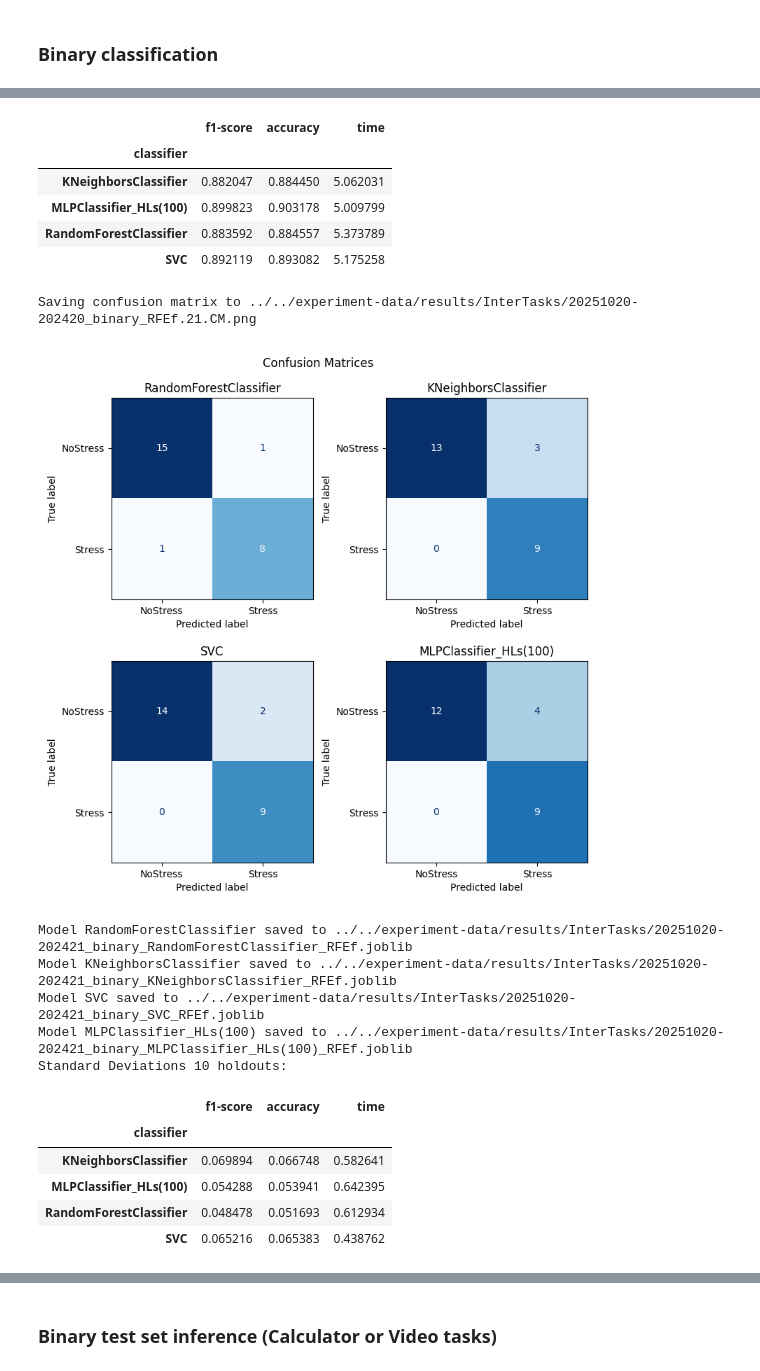
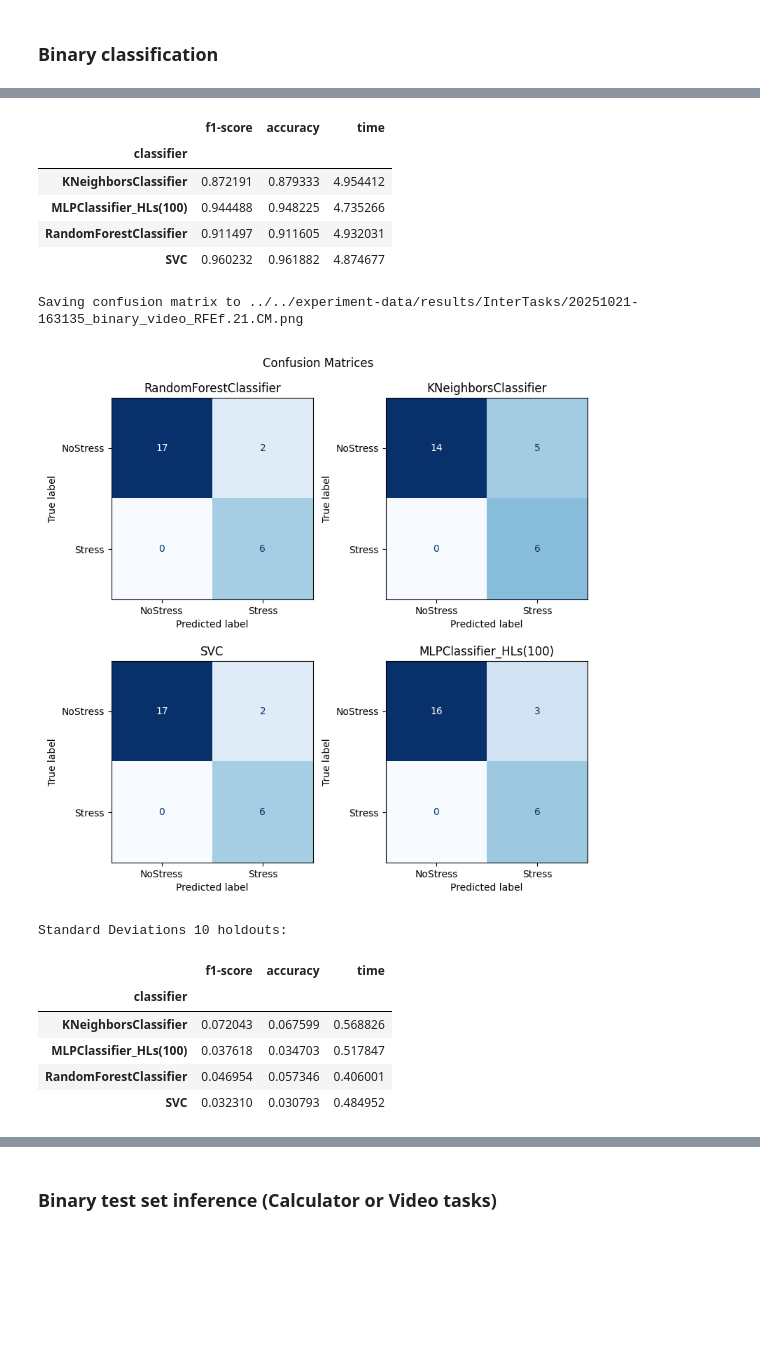
Before and after one commit to sergiodl-ubi/stressID, a Jupyter notebook: Classification/classification_expdata.within.ipynb, the cells around one changed output, grey strips where cells are left out. Saved outputs shown, nothing was run; the diff lists cells and outputs as text; code cells hidden in the pictures; blank space fills up the shorter version.

```diff
--- a/Classification/classification_expdata.within.ipynb
+++ b/Classification/classification_expdata.within.ipynb
@@ -63,7 +63,7 @@ def show_label_stats(labels: list[str], y: pd.Series):
     display(df.set_index("labels"))
 
 def output(results: pd.DataFrame, conf_matrices: dict[str, np.ndarray], meta: dict):
-    classification = meta['classification']
+    classification = f"{meta['classification']}_{meta['training_tasks']}"
     feature_selector = meta['feature_selector']
     state_int = meta['state_int']
     labels = meta['classes']
@@ -97,7 +97,7 @@ def output(results: pd.DataFrame, conf_matrices: dict[str, np.ndarray], meta: di
 
 
 def save_models(classifiers: dict[str, Pipeline], meta: dict):
-    classification = meta["classification"]
+    classification = f"{meta['classification']}_{meta['training_tasks']}"
     for name, cls in classifiers.items():
         now = datetime.now()
         timestamp = now.strftime("%Y%m%d-%H%M%S")
@@ -218,7 +218,7 @@ Several models are tested: Random Forests, K nearets neighbors, SVM, and Multi L
 # %% [markdown]
 ### Parameter and models configuration
 # %%
-training_tasks = "calc"  # Literal["video" | "calc"]
+training_tasks = "video"  # Literal["video" | "calc"]
 params = {
     "training_tasks": training_tasks,
     "testing_tasks": "calc" if training_tasks == "video" else "video",
@@ -230,7 +230,7 @@ params = {
     "show_averages": True,
     "show_confusion_matrices": True,
     "save_confusion_matrices": True,
-    "save_models": True,
+    "save_models": False,
     "save_results": True,
     "verbose": False,
 }
@@ -337,7 +337,7 @@ Resampled dataset
 # %%
 # 10 random splits holdout
 if validations['holdout']:
-    res, conf, models, probs_dict = make_nclassif_random_splits(
+    res, conf, models_10h, probs_dict = make_nclassif_random_splits(
         x_in,
         y_in,
         n_splits=params["n_splits"],
@@ -350,7 +350,7 @@ if validations['holdout']:
     )
     output(res, conf, params)
     if params["save_models"]:
-        save_models(models, params)
+        save_models(models_10h, params)
 
     print(f"Standard Deviations {params['n_splits']} holdouts:")
     display(res.groupby(["classifier"]).std()[["f1-score", "accuracy", "time"]])
@@ -378,22 +378,18 @@ Saving results to ../../experiment-data/results/InterTasks/20251020-202420_binar
 |  | f1-score | accuracy | time |
 | classifier |  |  |  |
-| KNeighborsClassifier | 0.882047 | 0.884450 | 5.062031 |
-| MLPClassifier_HLs(100) | 0.899823 | 0.903178 | 5.009799 |
-| RandomForestClassifier | 0.883592 | 0.884557 | 5.373789 |
-| SVC | 0.892119 | 0.893082 | 5.175258 |
+| KNeighborsClassifier | 0.872191 | 0.879333 | 4.954412 |
+| MLPClassifier_HLs(100) | 0.944488 | 0.948225 | 4.735266 |
+| RandomForestClassifier | 0.911497 | 0.911605 | 4.932031 |
+| SVC | 0.960232 | 0.961882 | 4.874677 |
-Saving confusion matrix to ../../experiment-data/results/InterTasks/20251020-202420_binary_RFEf.21.CM.png
+Saving confusion matrix to ../../experiment-data/results/InterTasks/20251021-163135_binary_video_RFEf.21.CM.png
-[figure, old version]
+[figure, new version]
-Model RandomForestClassifier saved to ../../experiment-data/results/InterTasks/20251020-202421_binary_RandomForestClassifier_RFEf.joblib
-Model KNeighborsClassifier saved to ../../experiment-data/results/InterTasks/20251020-202421_binary_KNeighborsClassifier_RFEf.joblib
-Model SVC saved to ../../experiment-data/results/InterTasks/20251020-202421_binary_SVC_RFEf.joblib
-Model MLPClassifier_HLs(100) saved to ../../experiment-data/results/InterTasks/20251020-202421_binary_MLPClassifier_HLs(100)_RFEf.joblib
 Standard Deviations 10 holdouts:
 |  | f1-score | accuracy | time |
 | classifier |  |  |  |
-| KNeighborsClassifier | 0.069894 | 0.066748 | 0.582641 |
-| MLPClassifier_HLs(100) | 0.054288 | 0.053941 | 0.642395 |
-| RandomForestClassifier | 0.048478 | 0.051693 | 0.612934 |
-| SVC | 0.065216 | 0.065383 | 0.438762 |
+| KNeighborsClassifier | 0.072043 | 0.067599 | 0.568826 |
+| MLPClassifier_HLs(100) | 0.037618 | 0.034703 | 0.517847 |
+| RandomForestClassifier | 0.046954 | 0.057346 | 0.406001 |
+| SVC | 0.032310 | 0.030793 | 0.484952 |
 # %%
 if not params["data_augmentation"]:
     for model_name, probs_df in probs_dict.items():
```
Also changed, not shown: parts of 12 cells of this notebook, 6 other files.
